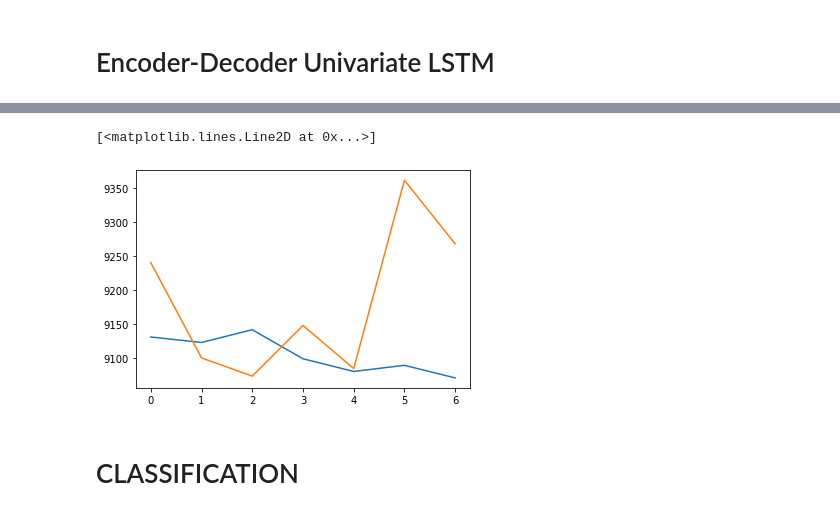
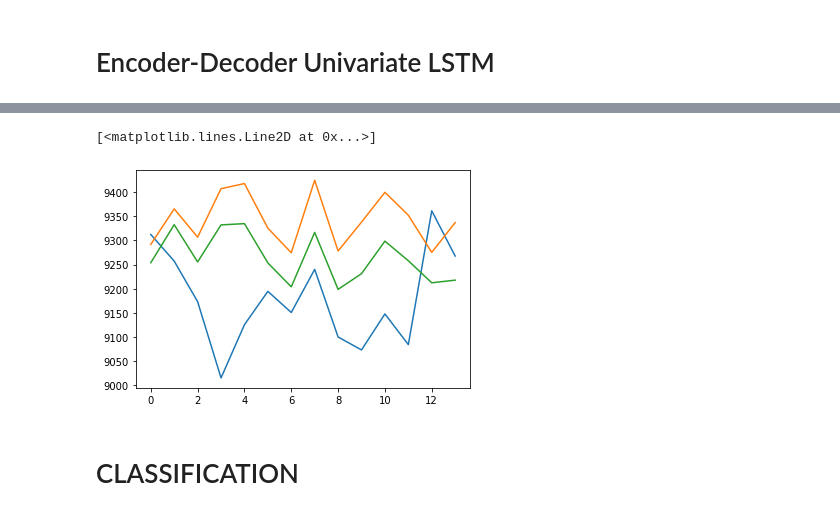
Before and after one commit to DonaldTurton/iLab2, a Jupyter notebook: Mdoelling_1.ipynb, the cells around one changed output, grey strips where cells are left out. Drawn from its saved outputs; the diff is of its cells as text; code cells hidden in the pictures.

Commit message:
stacked lstm & encoder/decoder predicting 14 days ahead (14 days looking back) and results plotted on same graph

```diff
--- a/Mdoelling_1.ipynb
+++ b/Mdoelling_1.ipynb
@@ -1256,0 +1259,4 @@ y_test.columns = ['real']
+# %%
+predictions.columns = ['stacked', 'real']
+
+predictions
@@ -1298,4 +1320,4 @@ WARNING:tensorflow:Layer lstm_14 will not use cuDNN kernel since it doesn't meet
 # %%
 # fit model
-model.fit(X_train, y_train, epochs=100, validation_split=0.2, callbacks = [early_stopping, reduce_lr])
+model.fit(X_train, y_train, epochs=200, validation_split=0.2, callbacks = [early_stopping, reduce_lr])
 # %% [output]
@@ -1330,7 +1342,7 @@ array([[[9130.673],
 # %%
 # Create the predictions data frame
-yhat = pd.DataFrame(np.reshape(np.array(model.predict(X_test, verbose=0)), (7,1)))
+yhat_enc_dec = pd.DataFrame(np.reshape(np.array(model.predict(X_test, verbose=0)), (14,1)))
 
-yhat.columns = ['predictions']
+yhat_enc_dec.columns = ['encoder_decoder']
 # %%
 # Create the test set data frame
@@ -1340,13 +1352,16 @@ y_test.columns = ['real']
+# %%
+predictions = pd.concat([predictions, yhat_enc_dec], axis=1, sort=False)
 # %%
 import matplotlib.pyplot as plt
 # %%
 # Plot the predictions against the truth
 
-plt.plot(yhat.index, yhat.predictions)
-plt.plot(y_test.index, y_test.real)
+plt.plot(predictions.index, predictions.real)
+plt.plot(predictions.index, predictions.stacked)
+plt.plot(predictions.index, predictions.encoder_decoder)
 # %% [output]
 [<matplotlib.lines.Line2D at 0x...>]
-[figure, old version]
+[figure, new version]
 # %% [markdown]
 # CLASSIFICATION
 # %%
```
Also changed, not shown: parts of 15 cells of this notebook.
